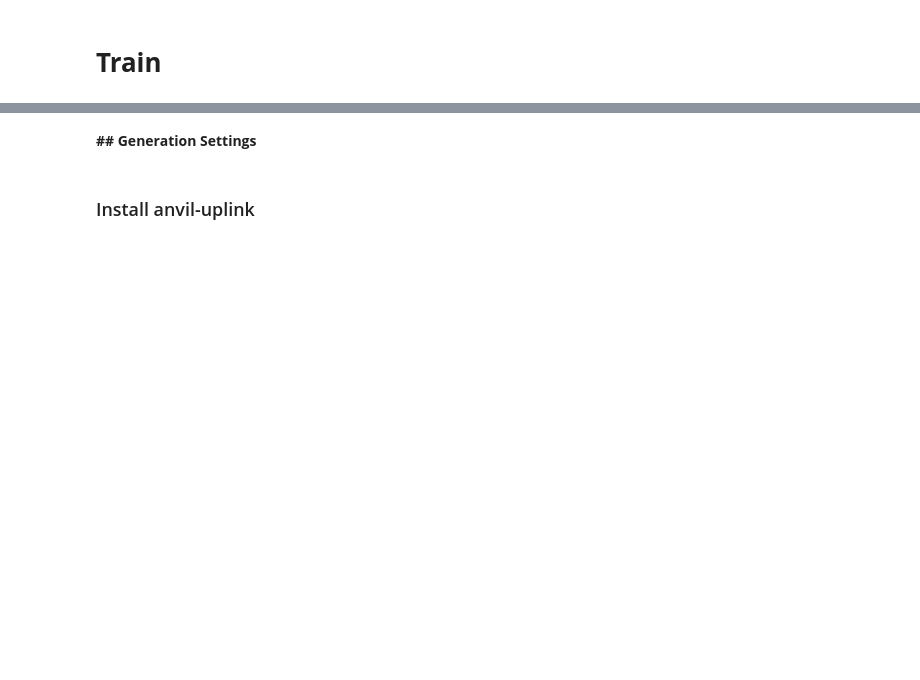
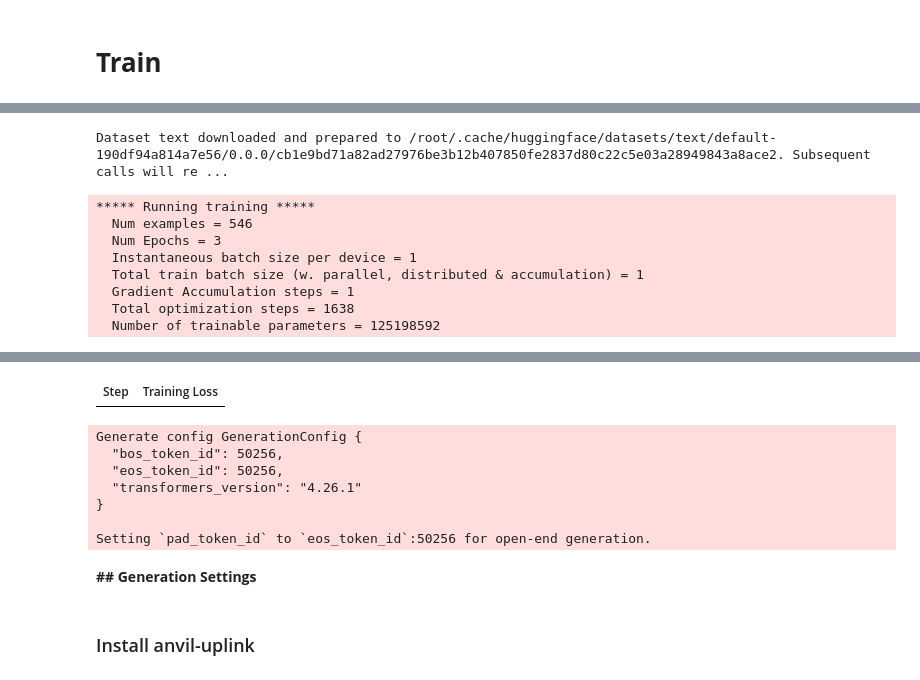
Before and after one commit to cmorris2945/ANVIL_Web_app_using_GPT-NEO, a Jupyter notebook: ANVIL_Web_app_using_GPT_NEO.ipynb, the cells around one changed output, grey strips where cells are left out. Saved outputs shown, nothing was run; the diff lists cells and outputs as text; code cells hidden in the pictures; blank space fills up the shorter version.

```diff
--- a/ANVIL_Web_app_using_GPT_NEO.ipynb
+++ b/ANVIL_Web_app_using_GPT_NEO.ipynb
@@ -11,3 +13,5 @@ from happytransformer.happy_generation import HappyGeneration
 happy_gen = HappyGeneration("GPT-NEO", "EleutherAI/gpt-neo-125m")
 # %% [markdown]
 **Training Data**
+# %%
+train_path = "train.txt"
@@ -14,2 +31,5 @@ happy_gen = HappyGeneration("GPT-NEO", "EleutherAI/gpt-neo-125m")
 # %% [markdown]
 # **Train**
+# %%
+happy_gen.train(train_path)
+# %% [output]
@@ -15,0 +37,9 @@ happy_gen = HappyGeneration("GPT-NEO", "EleutherAI/gpt-neo-125m")
+Dataset text downloaded and prepared to /root/.cache/huggingface/datasets/text/default-190df94a814a7e56/0.0.0/cb1e9bd71a82ad27976be3b12b407850fe2837d80c22c5e03a28949843a8ace2. Subsequent calls will re ...
+***** Running training *****
+  Num examples = 546
+  Num Epochs = 3
+  Instantaneous batch size per device = 1
+  Total train batch size (w. parallel, distributed & accumulation) = 1
+  Gradient Accumulation steps = 1
+  Total optimization steps = 1638
+  Number of trainable parameters = 125198592
@@ -16,3 +47,11 @@ happy_gen = HappyGeneration("GPT-NEO", "EleutherAI/gpt-neo-125m")
+| Step | Training Loss |
+Generate config GenerationConfig {
+  "bos_token_id": 50256,
+  "eos_token_id": 50256,
+  "transformers_version": "4.26.1"
+}
+
+Setting `pad_token_id` to `eos_token_id`:50256 for open-end generation.
 # %% [markdown]
 **## Generation Settings**
 # %%
```
Also changed, not shown: parts of 8 cells of this notebook.
